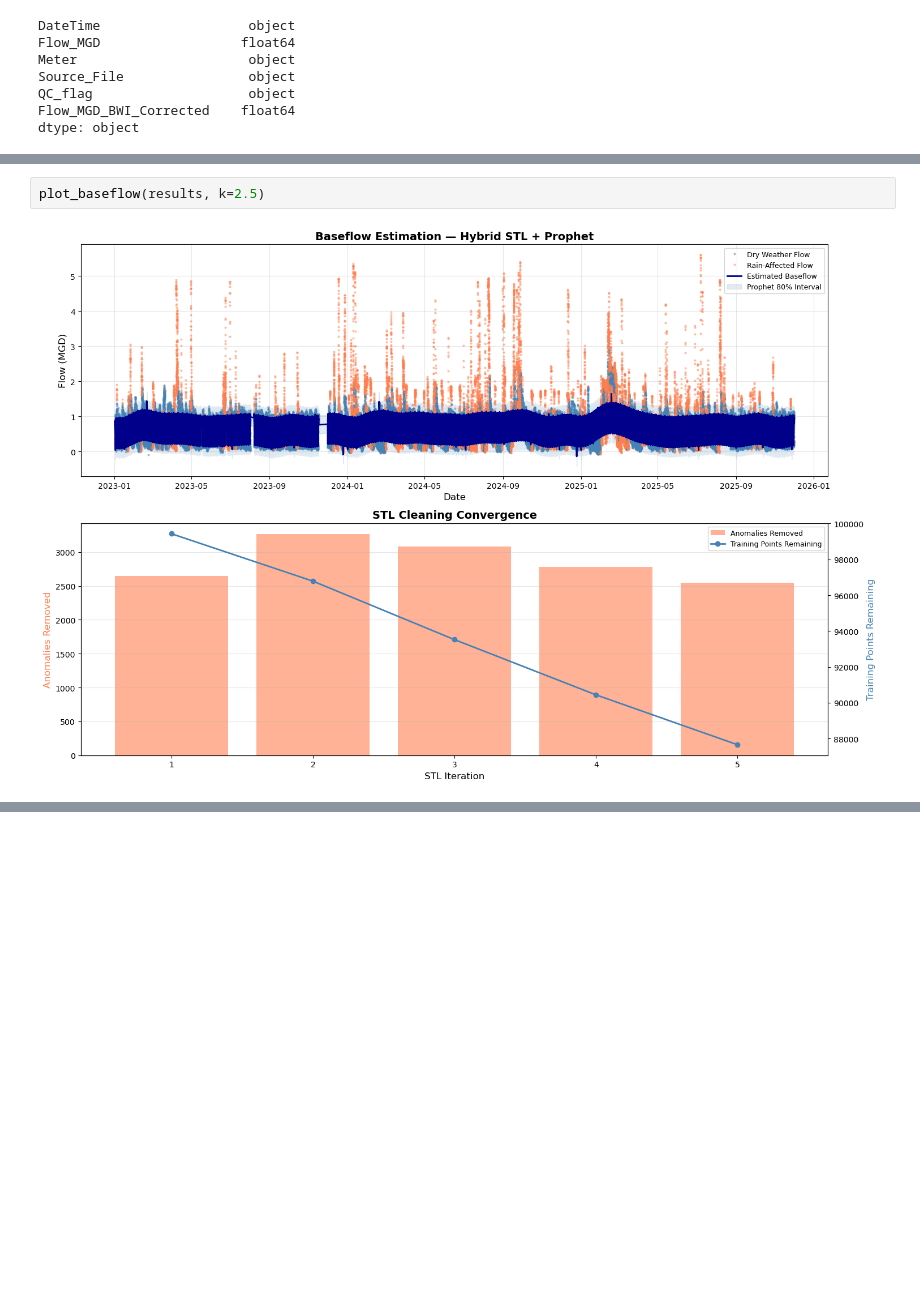
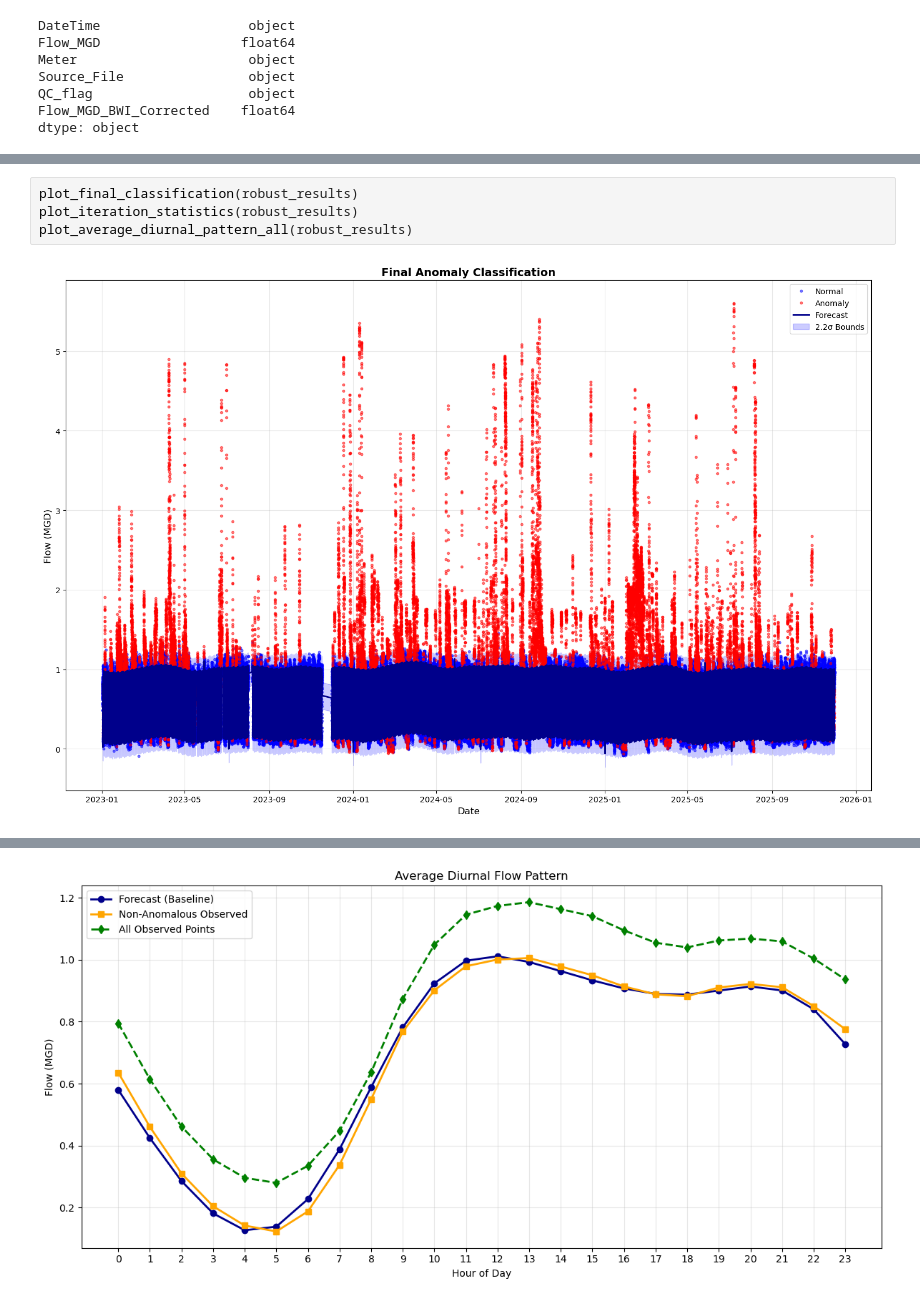
Before and after one commit to inmang13/CEE690_SoftwareEng_Spring26, a Jupyter notebook: RDII/scripts/scrap.ipynb, the cells around one changed output, grey strips where cells are left out. Cells and saved outputs as stored; diff of their text form; blank space fills up the shorter version.

```diff
--- a/RDII/scripts/scrap.ipynb
+++ b/RDII/scripts/scrap.ipynb
@@ -686,4 +540,6 @@ Final classification:
-# %%
-plot_baseflow(results, k=2.5)
-# %% [output]
-[figure, removed]
+# %%
+plot_final_classification(robust_results)
+plot_iteration_statistics(robust_results)
+plot_average_diurnal_pattern_all(robust_results)
+# %% [output]
+[figure, added]
@@ -689,0 +547 @@ plot_baseflow(results, k=2.5)
+[figure, added]
```
Also changed, not shown: parts of 11 cells of this notebook, 46 other files.
